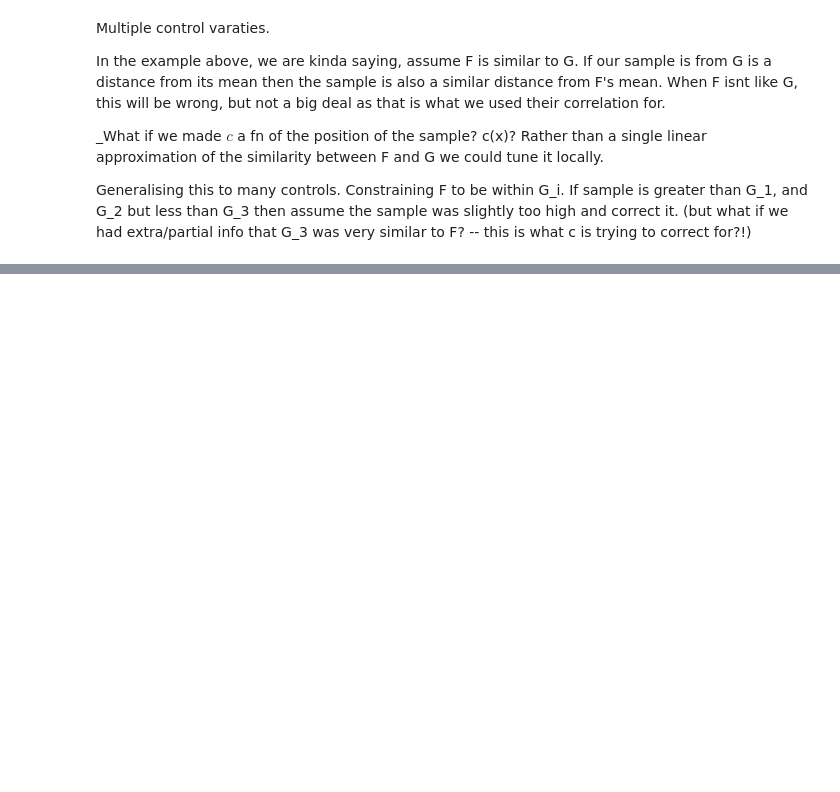
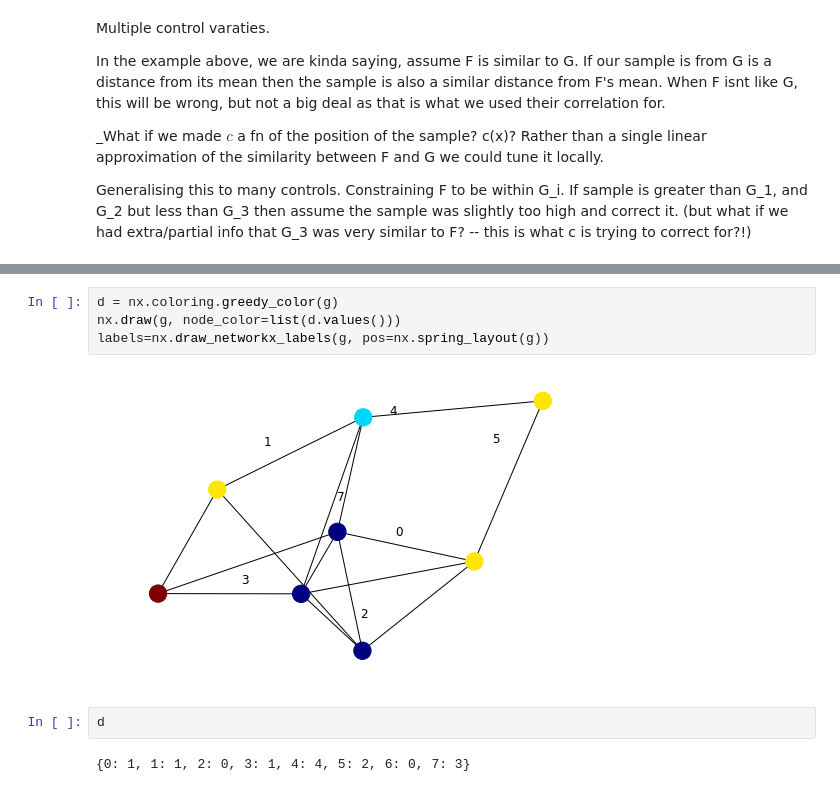
Before and after one commit to act65/datasci, a Jupyter notebook: gradient-estimation/estimation.ipynb, the cells around one changed output, grey strips where cells are left out. Saved outputs shown, nothing was run; the diff lists cells and outputs as text; blank space fills up the shorter version.

```diff
--- a/gradient-estimation/estimation.ipynb
+++ b/gradient-estimation/estimation.ipynb
@@ -207,0 +300,10 @@ pathwise  derivative  estimator or reparameterisation trick.
+# %%
+d = nx.coloring.greedy_color(g)
+nx.draw(g, node_color=list(d.values()))
+labels=nx.draw_networkx_labels(g, pos=nx.spring_layout(g))
+# %% [output]
+[figure, added]
+# %%
+d
+# %% [output]
+{0: 1, 1: 1, 2: 0, 3: 1, 4: 4, 5: 2, 6: 0, 7: 3}
```
Also changed, not shown: parts of 23 cells of this notebook, 12 other files.
